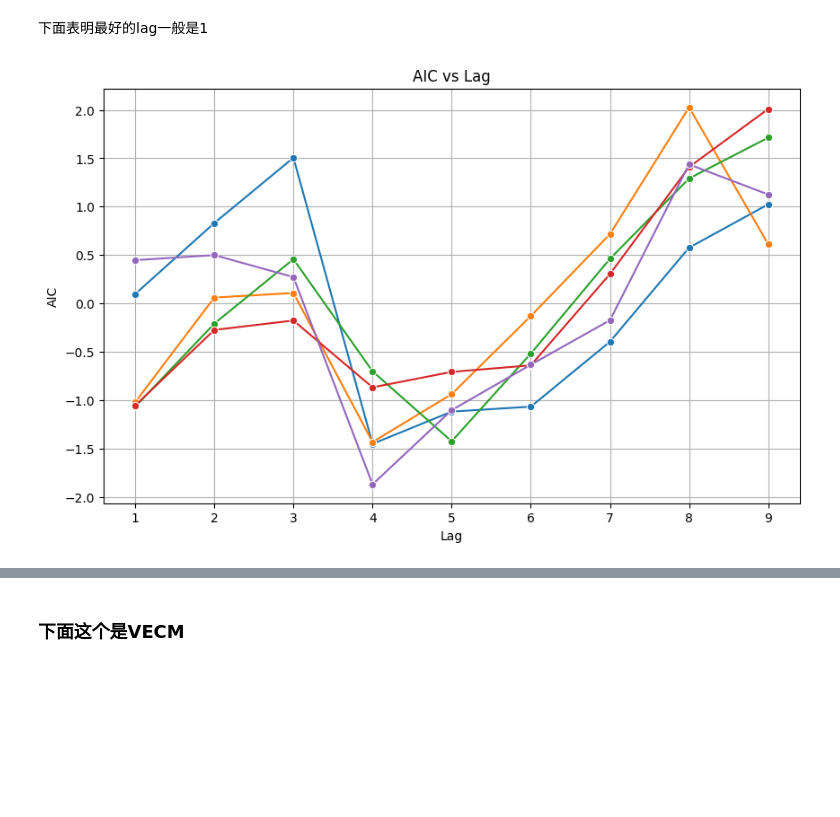
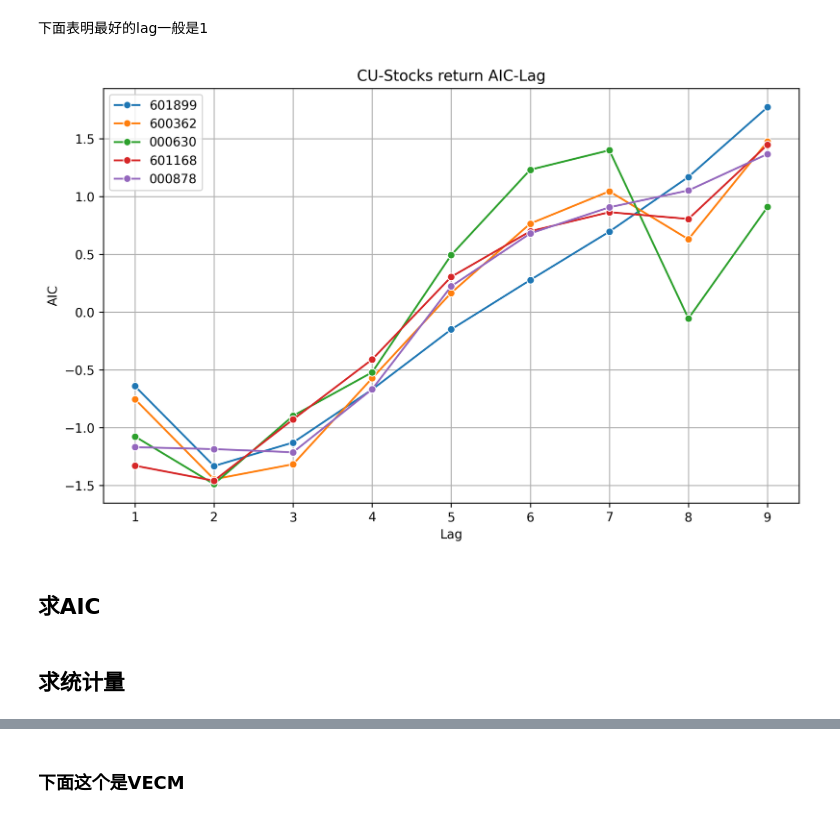
Before and after one commit to hjzlitter/futures-stocks, a Jupyter notebook: new.ipynb, the cells around one changed output, grey strips where cells are left out. Cells and saved outputs as stored; diff of their text form; code cells hidden in the pictures; blank space fills up the shorter version.

```diff
--- a/new.ipynb
+++ b/new.ipynb
@@ -188,6 +159,8 @@ ChangeRatio_df2           0.515715         1.000000
 # %% [markdown]
 # 画图
 # %%
+feature = 'close'
 data, label = data_generator(fut_df, stock_df[0], feature)
-benefits_show(0, data)
+fig = benefits_show(0, data, fut_df)
+# fig
 # %% [output]
@@ -297,3 +208,31 @@ Critical_values
+# %%
+import numpy as np
+import pandas as pd
+from statsmodels.tsa.api import VAR
+import matplotlib.pyplot as plt
+from data import fut_list, fut_read, stock_read, pair
+from util import adf_test, data_generator, significant, johansen_cointegration_test, EG, benefits_show
+feature = 'ChangeRatio'
+# sign = [0, 3, 161, 10, 6]  #这个对应close
+sign = [445, 117, 241, 233, 1042]
+for idx, df in enumerate(stock_df):
+    data, label = data_generator(fut_df, df, feature)
+    significant_idx= sign[idx]
+    window_size = 30
+    window_start = significant_idx
+    window_end = significant_idx + window_size
+    window_data = data.iloc[window_start:window_end]
+    model = VAR(window_data)
+    results = model.fit()
+    results.params
+    with open(f'{OUTPUT_PATH}/params.txt', 'a') as file:
+        file.write(f"# feature: {feature}\n")
+        file.write(f"# 期货{fut}\n")
+        file.write(f"# 股票{pair[fut][idx]}\n")
+        file.write(f"significant_idx:{significant_idx}\n")
+        file.write("\n")
+        results.params.round(2).to_csv(file, sep='\t')
+        file.write("\n")
 # %% [markdown]
 # E-G协整检验
 # %% [markdown]
@@ -334,28 +273,32 @@ output_list
 # %% [markdown]
 下面表明最好的lag一般是1
 # %%
-plt.figure(figsize=(10, 6))
-for df in stock_df:
+feature = 'ChangeRatio'
+plt.figure(figsize=(10, 6), dpi=250)
+for idx, df in enumerate(stock_df):
     aic_values = []
     data, label = data_generator(fut_df, df, feature)
 
     for lag in range(1, 10):
         model = VAR(data)
         results = model.fit(lag)
         aic = results.aic
         aic_values.append(aic)
     df = pd.DataFrame({'Lag': np.linspace(1,9,9), 'AIC': aic_values})
 
     import seaborn as sns
     from sklearn.preprocessing import StandardScaler
     scaler = StandardScaler()
     df['AIC'] = scaler.fit_transform(df[['AIC']])
 
-    sns.lineplot(data=df, x='Lag', y='AIC', marker='o')
-    plt.title('AIC vs Lag')
+    sns.lineplot(data=df, x='Lag', y='AIC', marker='o', label= f'{pair[fut][idx]}')
+    plt.title(f'{fut[:2]}-Stocks return AIC-Lag')
     plt.xlabel('Lag')
     plt.ylabel('AIC')
     plt.grid(True)
-    # plt.show()
+plt.legend()
+plt.savefig(f'{OUTPUT_PATH}/{fut[:2]}-Stocks return AIC-Lag.png')
 # %% [output]
-[figure, old version]
+[figure, new version]
+# %% [markdown]
+## 求AIC
@@ -361,0 +323,2 @@ for df in stock_df:
+# %% [markdown]
+## 求统计量
```
Also changed, not shown: parts of 24 cells of this notebook, 19 other files.
